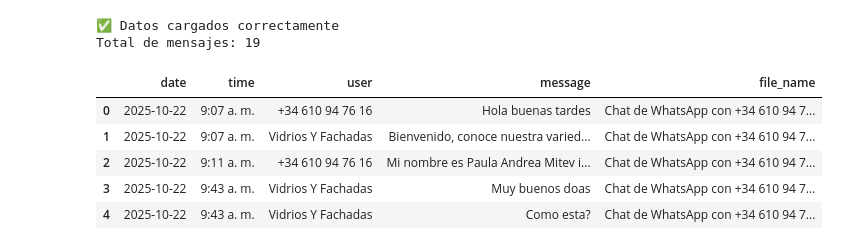
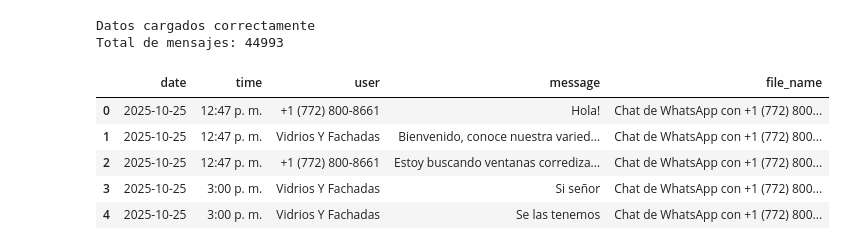
Before and after one commit to gabrielaaguiv5/ProyectoFinal2, a Jupyter notebook: notebooks/Compilado.ipynb, the cells around one changed output. Saved outputs shown, nothing was run; the diff lists cells and outputs as text; code cells hidden in the pictures.

```diff
--- a/notebooks/Compilado.ipynb
+++ b/notebooks/Compilado.ipynb
@@ -81,35 +116,35 @@ Total de mensajes procesados: 19
 # %%
 # =========================================================
 # SmartChat Insight
 # Análisis de clientes recurrentes, perdidos y productos más solicitados
 # =========================================================
 
 # Importar librerías
 import pandas as pd
 from pathlib import Path
 import matplotlib.pyplot as plt
 
 # Definir rutas
-clean_path = Path("data/cleaned/whatsapp_clean.csv")
-output_path = Path("data/outputs/")
+clean_path = Path("../data/cleaned/whatsapp_clean.csv")
+output_path = Path("../data/outputs/")
 output_path.mkdir(parents=True, exist_ok=True)
 
 # Cargar datos limpios
 df = pd.read_csv(clean_path)
 df["date"] = pd.to_datetime(df["date"], errors="coerce")
 
 print("Datos cargados correctamente")
 print(f"Total de mensajes: {len(df)}")
 df.head(5)
 # %% [output]
-✅ Datos cargados correctamente
-Total de mensajes: 19
+Datos cargados correctamente
+Total de mensajes: 44993
 |  | date | time | user | message | file_name |
-| 0 | 2025-10-22 | 9:07 a. m. | +34 610 94 76 16 | Hola buenas tardes | Chat de WhatsApp con +34 610 94 7... |
-| 1 | 2025-10-22 | 9:07 a. m. | Vidrios Y Fachadas | Bienvenido, conoce nuestra varied... | Chat de WhatsApp con +34 610 94 7... |
-| 2 | 2025-10-22 | 9:11 a. m. | +34 610 94 76 16 | Mi nombre es Paula Andrea Mitev i... | Chat de WhatsApp con +34 610 94 7... |
-| 3 | 2025-10-22 | 9:43 a. m. | Vidrios Y Fachadas | Muy buenos doas | Chat de WhatsApp con +34 610 94 7... |
-| 4 | 2025-10-22 | 9:43 a. m. | Vidrios Y Fachadas | Como esta? | Chat de WhatsApp con +34 610 94 7... |
+| 0 | 2025-10-25 | 12:47 p. m. | +1 (772) 800-8661 | Hola! | Chat de WhatsApp con +1 (772) 800... |
+| 1 | 2025-10-25 | 12:47 p. m. | Vidrios Y Fachadas | Bienvenido, conoce nuestra varied... | Chat de WhatsApp con +1 (772) 800... |
+| 2 | 2025-10-25 | 12:47 p. m. | +1 (772) 800-8661 | Estoy buscando ventanas corrediza... | Chat de WhatsApp con +1 (772) 800... |
+| 3 | 2025-10-25 | 3:00 p. m. | Vidrios Y Fachadas | Si señor | Chat de WhatsApp con +1 (772) 800... |
+| 4 | 2025-10-25 | 3:00 p. m. | Vidrios Y Fachadas | Se las tenemos | Chat de WhatsApp con +1 (772) 800... |
 # %%
 # Identificar participantes únicos
 clientes = df["user"].unique()
```
Also changed, not shown: parts of 9 cells of this notebook, 8 other files.
